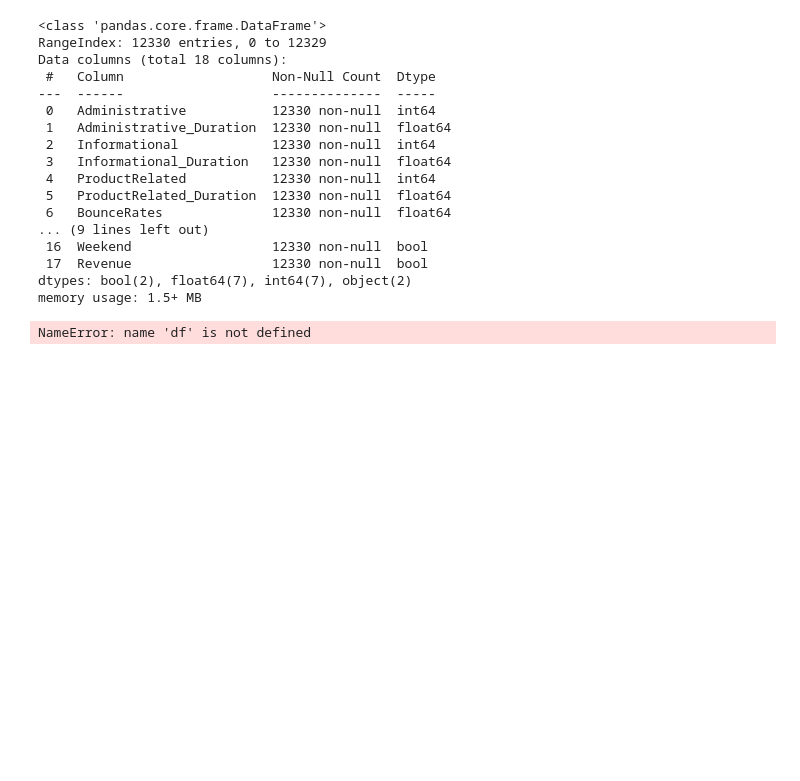
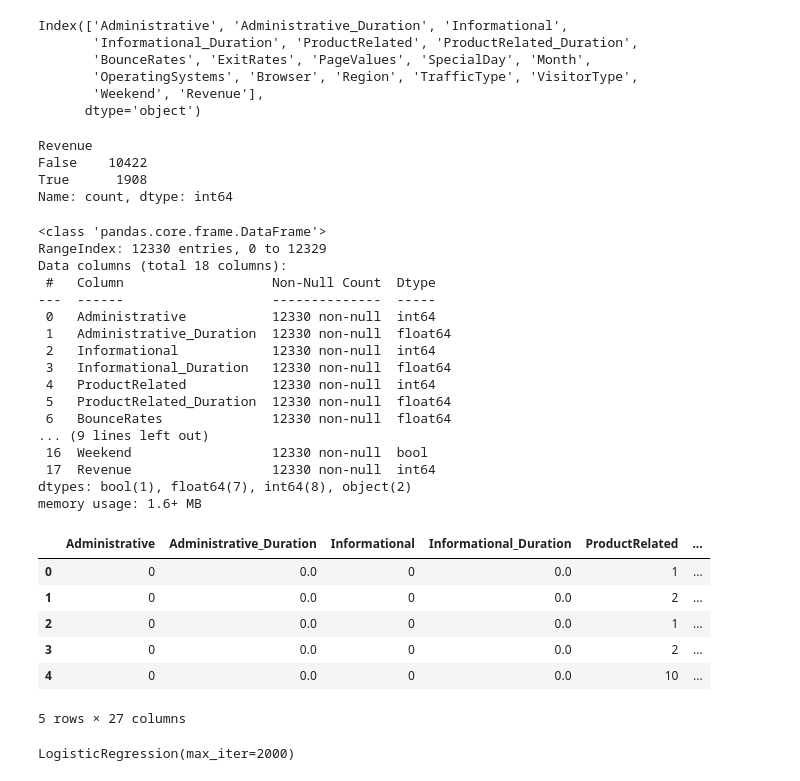
Before and after one commit to adityamsr2606/user-conversion-prediction, a Jupyter notebook: data/main.ipynb, the cells around one changed output. Drawn from its saved outputs; the diff is of its cells as text; code cells hidden in the pictures; blank space fills up the shorter version.

```diff
--- a/data/main.ipynb
+++ b/data/main.ipynb
@@ -8,3 +28,23 @@ df.shape
+# %%
+df.columns
+# %% [output]
+Index(['Administrative', 'Administrative_Duration', 'Informational',
+       'Informational_Duration', 'ProductRelated', 'ProductRelated_Duration',
+       'BounceRates', 'ExitRates', 'PageValues', 'SpecialDay', 'Month',
+       'OperatingSystems', 'Browser', 'Region', 'TrafficType', 'VisitorType',
+       'Weekend', 'Revenue'],
+      dtype='object')
+# %%
+df.columns = df.columns.str.strip()
+# %%
+df['Revenue'].value_counts()
+# %% [output]
+Revenue
+False    10422
+True      1908
+Name: count, dtype: int64
+# %%
+df['Revenue'] = df['Revenue'].astype(int)
 # %%
 df.info()
 # %% [output]
@@ -22,10 +62,18 @@ Data columns (total 18 columns):
  6   BounceRates              12330 non-null  float64
 ... (9 lines left out)
  16  Weekend                  12330 non-null  bool
- 17  Revenue                  12330 non-null  bool
-dtypes: bool(2), float64(7), int64(7), object(2)
-memory usage: 1.5+ MB
+ 17  Revenue                  12330 non-null  int64
+dtypes: bool(1), float64(7), int64(8), object(2)
+memory usage: 1.6+ MB
-# %%
-df.describe()
-# %% [output]
-NameError: name 'df' is not defined
+# %%
+df = pd.get_dummies(df, drop_first=True)
+# %%
+df.head()
+# %% [output]
+|  | Administrative | Administrative_Duration | Informational | Informational_Duration | ProductRelated | ... |
+| 0 | 0 | 0.0 | 0 | 0.0 | 1 | ... |
+| 1 | 0 | 0.0 | 0 | 0.0 | 2 | ... |
+| 2 | 0 | 0.0 | 0 | 0.0 | 1 | ... |
+| 3 | 0 | 0.0 | 0 | 0.0 | 2 | ... |
+| 4 | 0 | 0.0 | 0 | 0.0 | 10 | ... |
+5 rows × 27 columns
@@ -31,0 +100,6 @@ NameError: name 'df' is not defined
+# %%
+model = LogisticRegression(max_iter=2000)
+
+model.fit(X_train_scaled, y_train)
+# %% [output]
+LogisticRegression(max_iter=2000)
```
Also changed, not shown: parts of 28 cells of this notebook, 1 other file.
